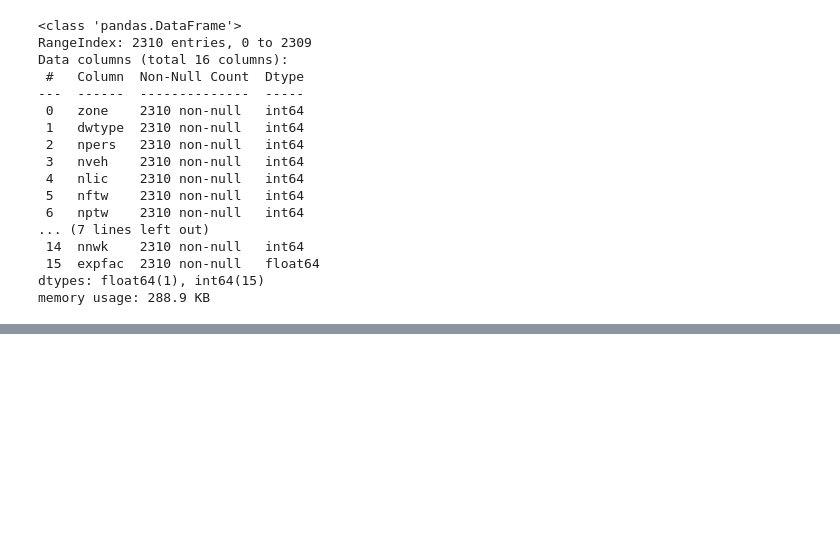
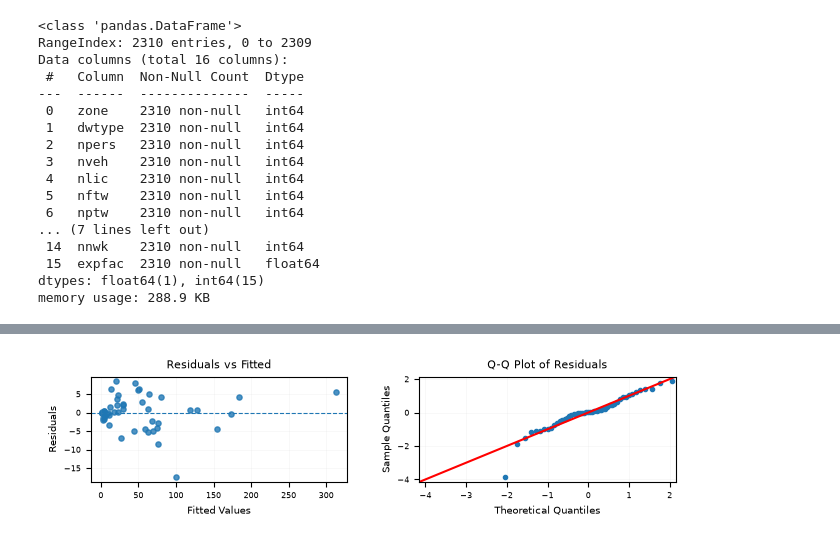
Before and after one commit to jaagarciamu/508_CME_Tranportation_plan, a Jupyter notebook: notebooks/homework_1.ipynb, the cells around one changed output, grey strips where cells are left out. Cells and saved outputs as stored; diff of their text form; code cells hidden in the pictures; blank space fills up the shorter version.

```diff
--- a/notebooks/homework_1.ipynb
+++ b/notebooks/homework_1.ipynb
@@ -49,7 +526,7 @@ Each row represents one surveyed household. The expansion factor (`expfac`) is r
 # %%
-# report: hide-cell
-households = pd.read_csv(data_path)
-households.head()
+data_path = RAW_DATA_DIR / "ps1-data.csv"
+df = pd.read_csv(data_path)
+df.head(5)
 # %% [output]
 |  | zone | dwtype | npers | nveh | nlic | nftw | nptw | nwah | nstud | nfem | nmale | ... |
 | 0 | 29 | 2 | 3 | 1 | 3 | 1 | 1 | 0 | 1 | 2 | 1 | ... |
@@ -169,0 +851,6 @@ Validation passed: the dataset is non-empty and contains all 16 expected columns
+# %%
+# report: hide-output
+X_candidates = ["nptw_mean","nstud_mean","nchild_mean","nveh_mean","nwah_mean","nftw_sum","nftw_sum","nveh_sum ","npers_sum ","nlic_sum ","nptw_sum ","nwah_sum ","nstud_sum "]
+
+model_forward, selected_forward = stepwise_forward(
+    data=zone_df,y="nwork_sum",X_candidates=X_candidates, criterion="aic")
@@ -169,0 +883,4 @@ Validation passed: the dataset is non-empty and contains all 16 expected columns
+# %%
+plot_regression_diagnostics(model_forward)
+# %% [output]
+[figure, added]
```
Also changed, not shown: parts of 93 cells of this notebook, 7 other files.
